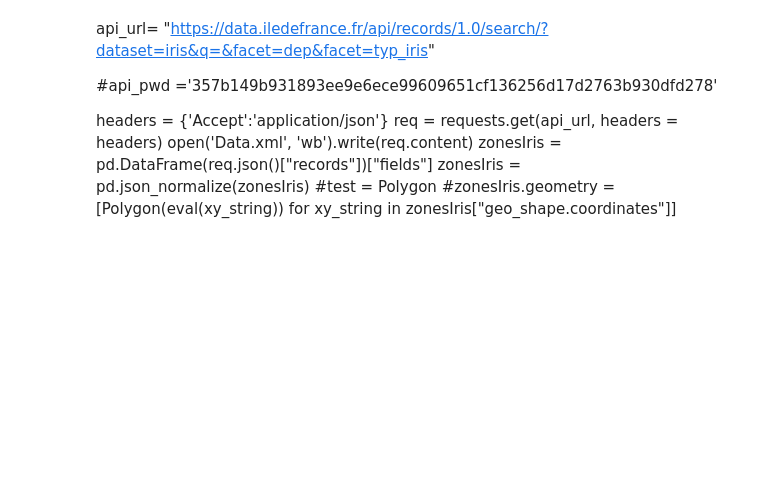
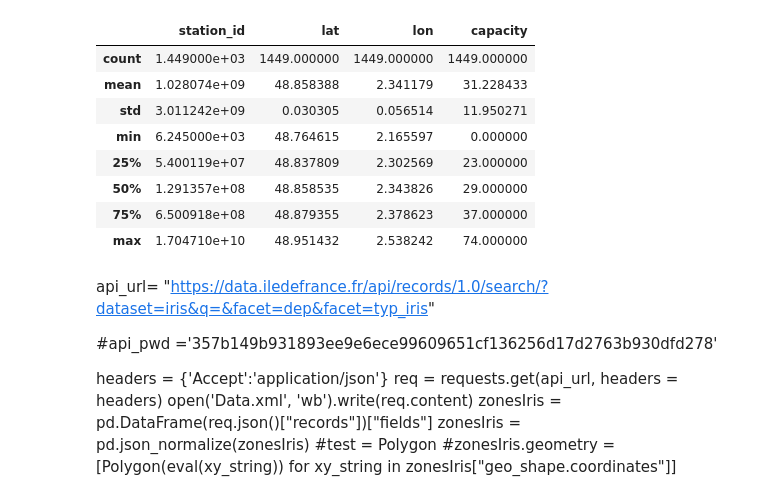
Before and after one commit to Rania999/Velib, a Jupyter notebook: Visualisation données Velib.ipynb, the cells around one changed output. Saved outputs shown, nothing was run; the diff lists cells and outputs as text; code cells hidden in the pictures; blank space fills up the shorter version.

```diff
--- a/Visualisation données Velib.ipynb
+++ b/Visualisation données Velib.ipynb
@@ -21,6 +21,18 @@ if r.status_code != 200: # see HTTP errors
 else:
     r.text
     infoStations = pd.DataFrame(pd.DataFrame(r.json())["data"]["stations"])
+# %%
+infoStations.describe()
+# %% [output]
+|  | station_id | lat | lon | capacity |
+| count | 1.449000e+03 | 1449.000000 | 1449.000000 | 1449.000000 |
+| mean | 1.028074e+09 | 48.858388 | 2.341179 | 31.228433 |
+| std | 3.011242e+09 | 0.030305 | 0.056514 | 11.950271 |
+| min | 6.245000e+03 | 48.764615 | 2.165597 | 0.000000 |
+| 25% | 5.400119e+07 | 48.837809 | 2.302569 | 23.000000 |
+| 50% | 1.291357e+08 | 48.858535 | 2.343826 | 29.000000 |
+| 75% | 6.500918e+08 | 48.879355 | 2.378623 | 37.000000 |
+| max | 1.704710e+10 | 48.951432 | 2.538242 | 74.000000 |
 # %%
 r = requests.get(
    "https://velib-metropole-opendata.smoove.pro/opendata/Velib_Metropole/station_status.json",
```
Also changed, not shown: parts of 5 cells of this notebook, 6 other files.
